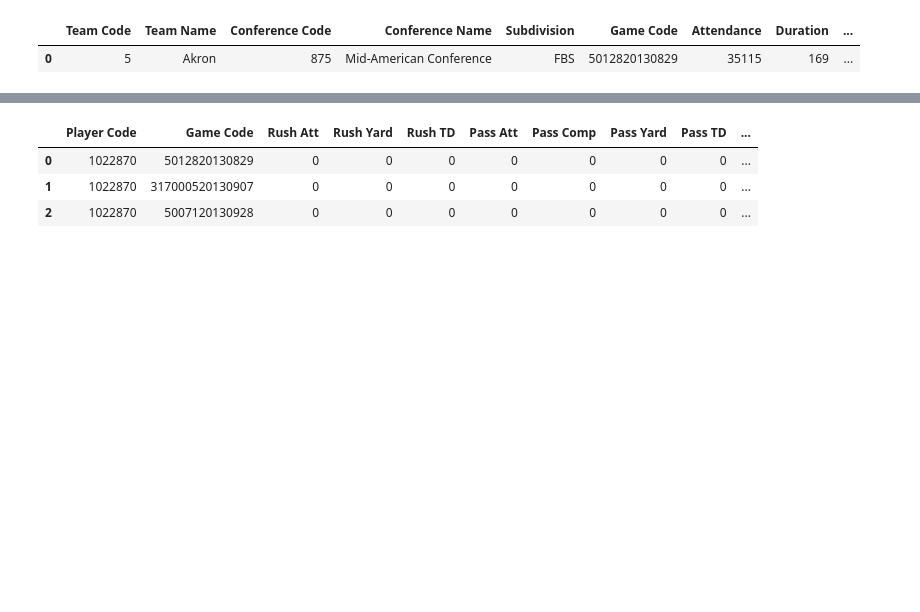
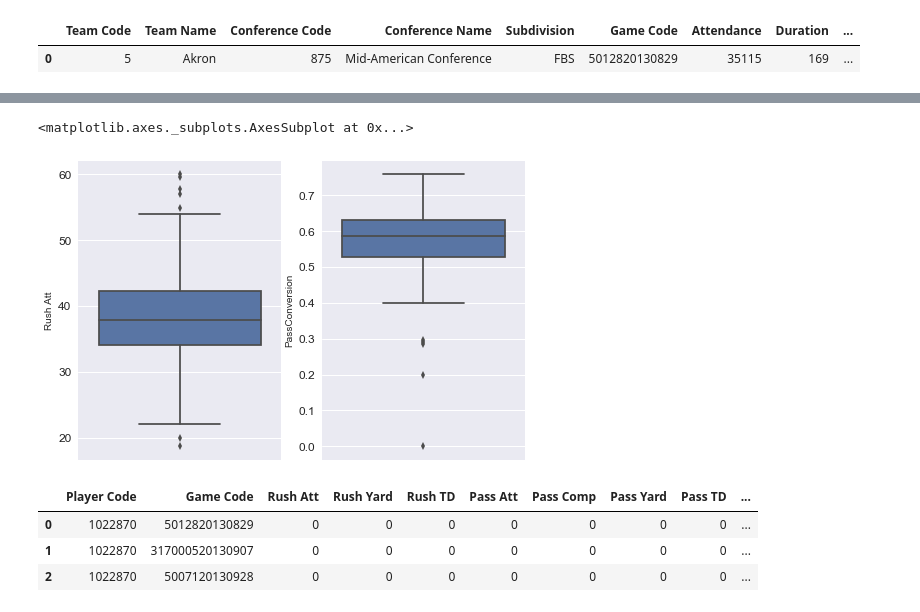
Before and after one commit to ankiijindae/Python-Machine-Learning-Projects, a Jupyter notebook: College Football Analysis.ipynb, the cells around one changed output, grey strips where cells are left out. Saved outputs shown, nothing was run; the diff lists cells and outputs as text; code cells hidden in the pictures; blank space fills up the shorter version.

```diff
--- a/College Football Analysis.ipynb
+++ b/College Football Analysis.ipynb
@@ -308,4 +309,4 @@ team_matches.head(1)
 |  | Team Code | Team Name | Conference Code | Conference Name | Subdivision | Game Code | Attendance | Duration | ... |
 | 0 | 5 | Akron | 875 | Mid-American Conference | FBS | 5012820130829 | 35115 | 169 | ... |
 # %%
-team_matches.groupby('Team Name')['Rush Att','Pass Comp'].mean().sort_values(by = ['Rush Att'],ascending = False)
+subset = team_matches.groupby('Team Name')['Rush Att','Pass Comp','Pass Att'].mean().sort_values(by = ['Rush Att'],ascending = False)
@@ -331,0 +324,2 @@ team_matches.groupby('Team Name')['Rush Att','Pass Comp'].mean().sort_values(by
+# %%
+subset['PassConversion'] = subset['Pass Comp']/subset['Pass Att']
@@ -332,3 +336,10 @@ team_matches.groupby('Team Name')['Rush Att','Pass Comp'].mean().sort_values(by
+# %%
+f,axes = plt.subplots(1,2)
+sns.boxplot(subset['Rush Att'],orient='v',ax = axes[0])
+sns.boxplot(subset['PassConversion'],orient='v',ax = axes[1])
+# %% [output]
+<matplotlib.axes._subplots.AxesSubplot at 0x...>
+[figure, added]
 # %%
 player_game_statistics =  pd.read_csv("C:\Users\jinda\Downloads\college-football-statistics\collegefootballstatistics\cfbstats-com-2013-1-5-20\player-game-statistics.csv")
 # %%
```
Also changed, not shown: parts of 6 cells of this notebook.
